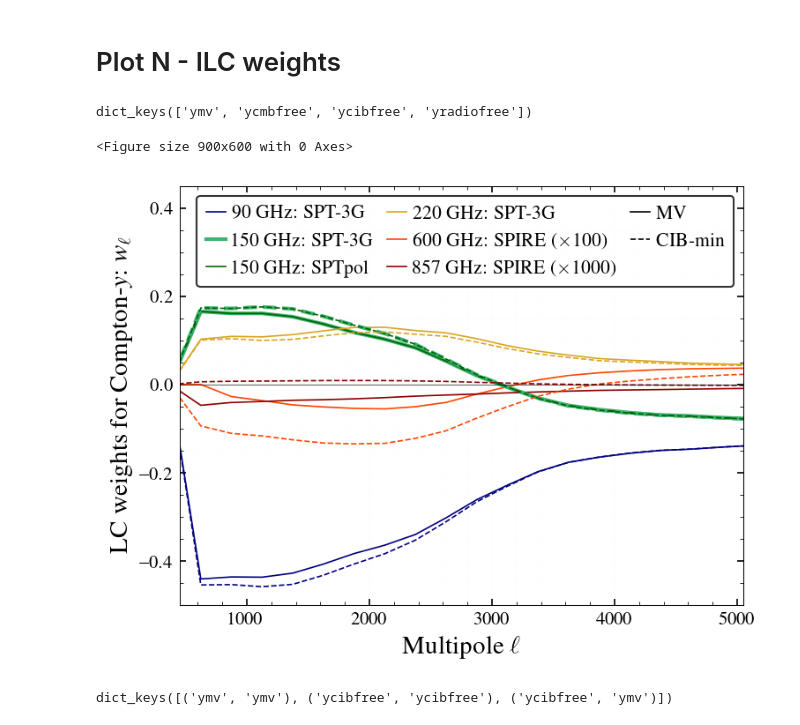
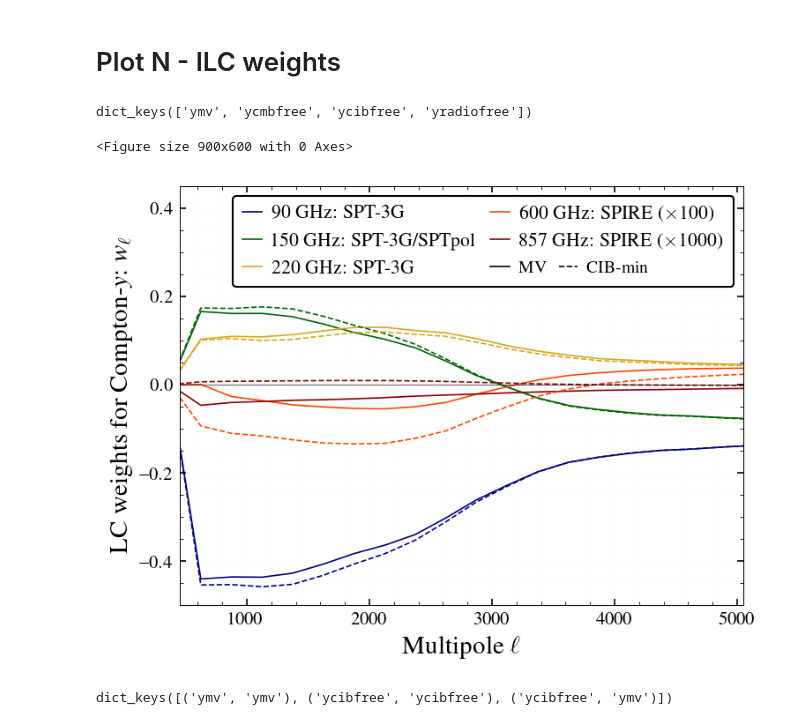
Before and after one commit to sriniraghunathan/tSZ_2pt_SPT_SPIRE, a Jupyter notebook: read_files_and_make_plots.ipynb, the cells around one changed output. Saved outputs shown, nothing was run; the diff lists cells and outputs as text; code cells hidden in the pictures.

```diff
--- a/read_files_and_make_plots.ipynb
+++ b/read_files_and_make_plots.ipynb
@@ -188,8 +191,10 @@ ymin, ymax = dec0 - boxsize_deg/2., dec0 + boxsize_deg/2.
 #cmap = cm.RdYlBu_r
 #cmap = cmap_planck
 cmap = cm.RdBu_r
-import extra
-cmap = extra.shifted_color_map(cmap, start=0, midpoint=0.5, stop=1.0, name='shiftedcmap')
+if (1):
+    import extra
+    cmap = extra.shifted_color_map(cmap, start=0, midpoint=0.5, stop=1.0, name='shiftedcmap')
+    print( '\n\n\nshifting colour maps\n\n\n')
 #vmin, vmax = -10., 50.
 #vmin, vmax = -20, 20. #15., 15.
 #vmin, vmax = -15, 15. #SNR>=20
@@ -3125,11 +3164,23 @@ expband_dic = {90: [r'90 GHz: SPT-3G', 'navy', 1.],
                 600: [r'600 GHz: SPIRE', 'orangered', 100],
                 857: [r'857 GHz: SPIRE', 'darkred', 1e3]
               }
+bands_to_plot = list(expband_dic.keys())
+if (1): #20260106 - removing SPTpol since it is the same as 3G.
+    bands_to_plot.remove(151)
+    expband_dic[150][0] = '150 GHz: SPT-3G/SPTpol'
+    expband_dic[150][1] = 'darkgreen'
+
 nc = len(expband_dic)
 ny, nx = 1560, 1560
 dx = 0.5
 mapparams = [ny, nx, dx, dx]
 lx, ly = flatsky.get_lxly( mapparams )
+
+if (0):
+    ilckeyname_dic = {'ymv': [r'MV', '-']}
+    bands_to_plot = [150, 151]
+    expband_dic[150][1] = 'black'
+    expband_dic[151][1] = 'orangered'
 
 clf()
 fig = figure(figsize = (5.5, 4.2))
@@ -3143,51 +3194,69 @@ for ilccntr, reqd_ilckeyname in enumerate( ilckeyname_dic ):
     weights_arr = weights_arr.reshape(nc, ny, nx)
 
     for frqcntr, freq in enumerate( expband_dic ):
+        if freq not in bands_to_plot: continue
         labval, colorval, mulfacval = expband_dic[freq]
         if mulfacval != 1.:
             labval = r'%s ($\times %g$)' %(labval, mulfacval)
         if ilccntr == 1:
             labval = None
         if freq == 150:
-            lwval = 2.
+            lwval = 0.8 ##2.
         else:
             lwval = 0.8
 
         curr_weights = weights_arr[frqcntr]
         el_, curr_weights_1d = flatsky.radial_profile(curr_weights, binsize, lmax, xy = (lx,ly))
+        ###print(curr_weights.mean())
         curr_weights_1d = curr_weights_1d * mulfacval
         curr_weights_1d[np.isnan(curr_weights_1d)] = 0.
 
         plot(el_, curr_weights_1d, color = colorval, ls = lsval, label = labval, lw = lwval)
         if yscaleval == 'log':
             plot(el_, -curr_weights_1d, color = colorval, ls = ':')
 
 for ilccntr, reqd_ilckeyname in enumerate( ilckeyname_dic ):
     ilc_labval, lsval = ilckeyname_dic[reqd_ilckeyname]
     plot([], [], color = 'black', ls = lsval, label = r'%s' %(ilc_labval), lw = lwval)
 axhline(lw=0.3)
-legend(loc = 1, fontsize = fsval - 3.5, ncol = 3,
-       handletextpad = 0.3,
-       handlelength = 1.,
-       columnspacing = 0.7,
-      )
+if (1): #legend
+    """
+    legend(loc = 1, fontsize = fsval - 3.5, ncol = 2,
+           handletextpad = 0.3,
+           handlelength = 1.,
+           columnspacing = 0.7,
+          )
+    """
+    handles, labels = ax.get_legend_handles_labels()
+    handles, labels = np.asarray( handles ), np.asarray( labels )
+    legfsval = fsval - 3.5
+    leg1_inds = np.arange( len(bands_to_plot) )
+    leg2_inds = np.arange( len(bands_to_plot), len(handles) )
+    #print(leg1_inds, leg2_inds); sys.exit()
+    leg1 = ax.legend(handles[leg1_inds], labels[leg1_inds], loc = 1, fontsize = legfsval, ncol = 2, handletextpad = 0.5, columnspacing = 0.7, handlelength = 1., numpoints = 1, framealpha = 1.)
+    ax.add_artist(leg1)
+    leg2 = ax.legend(handles[leg2_inds], labels[leg2_inds], bbox_to_anchor = (0.863, 0.865), loc = 1, fontsize = legfsval-1., ncol = 2, handletextpad = 0.5, columnspacing = 0.7, handlelength = 1.1, numpoints = 1, framealpha = 1.)
+    #leg2.get_frame().set_edgecolor('whitesmoke')
+    leg2.get_frame().set_linewidth(0.)
+    leg2.set_zorder(10)
+
 if yscaleval == 'log':
     ylim(1e-5, 2.)
 else:
     ylim(-.5, 0.45)
 
 xlim(xmin, xmax)
 #title(r'%s' %(ilckeyname_dic[reqd_ilckeyname]), fontsize = fsval)
 xlabel(r'Multipole $\ell$', fontsize = fsval);
 ylabel(r'LC weights for Compton-$y$: $w_{\ell}$', fontsize = fsval)
 grid(True, lw = 0.1, alpha = 0.05, zorder = -10, which = 'both')
 plname = 'plots/lc_weights.pdf'
 savefig(plname, dpi = 200.)
 show();
 # %% [output]
 dict_keys(['ymv', 'ycmbfree', 'ycibfree', 'yradiofree'])
 <Figure size 900x600 with 0 Axes>
-[figure, old version]
+[figure, new version]
 # %%
 fname = 'results/100d_tsz_final_estimate.npy'
 res_dic = np.load(fname, allow_pickle=True).item()
```
Also changed, not shown: parts of 2 cells of this notebook, 9 other files.
